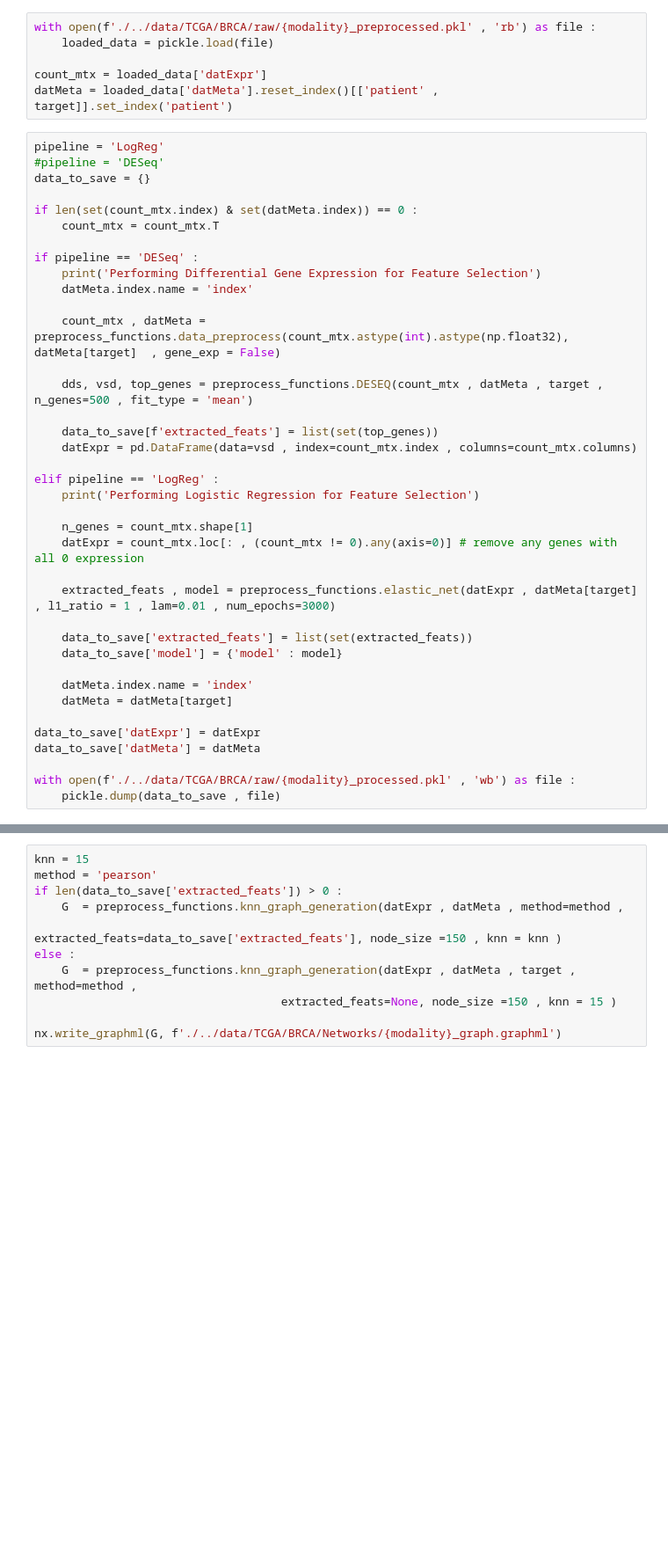
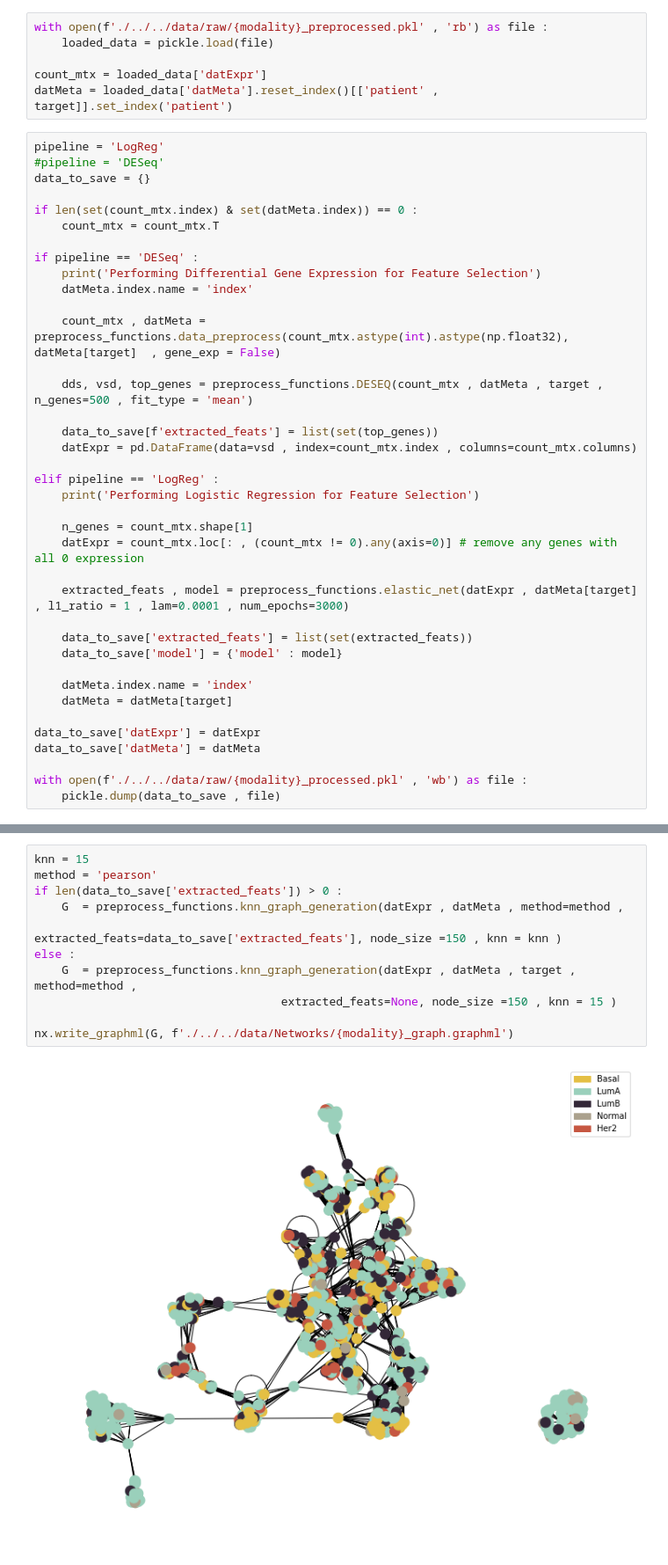
Before and after one commit to Barry8197/MOGDx, a Jupyter notebook: PreProcessing/Preprocessing.ipynb, the cells around one changed output, grey strips where cells are left out. Shown at 88% size. Drawn from its saved outputs; the diff is of its cells as text; blank space fills up the shorter version.

```diff
--- a/PreProcessing/Preprocessing.ipynb
+++ b/PreProcessing/Preprocessing.ipynb
@@ -12,6 +12,6 @@ modality = 'CNV'
 target = 'paper_BRCA_Subtype_PAM50'
 # %%
-with open(f'./../data/TCGA/BRCA/raw/{modality}_preprocessed.pkl' , 'rb') as file :
+with open(f'./../../data/raw/{modality}_preprocessed.pkl' , 'rb') as file :
     loaded_data = pickle.load(file)
 
 count_mtx = loaded_data['datExpr']
@@ -41,7 +41,7 @@ elif pipeline == 'LogReg' :
     n_genes = count_mtx.shape[1]
     datExpr = count_mtx.loc[: , (count_mtx != 0).any(axis=0)] # remove any genes with all 0 expression
 
-    extracted_feats , model = preprocess_functions.elastic_net(datExpr , datMeta[target] , l1_ratio = 1 , lam=0.01 , num_epochs=3000)
+    extracted_feats , model = preprocess_functions.elastic_net(datExpr , datMeta[target] , l1_ratio = 1 , lam=0.0001 , num_epochs=3000)
 
     data_to_save['extracted_feats'] = list(set(extracted_feats))
     data_to_save['model'] = {'model' : model}
@@ -52,5 +52,5 @@ elif pipeline == 'LogReg' :
 data_to_save['datExpr'] = datExpr
 data_to_save['datMeta'] = datMeta
 
-with open(f'./../data/TCGA/BRCA/raw/{modality}_processed.pkl' , 'wb') as file :
+with open(f'./../../data/raw/{modality}_processed.pkl' , 'wb') as file :
     pickle.dump(data_to_save , file)
@@ -59,11 +64,13 @@ len(data_to_save['extracted_feats'])
 # %%
 knn = 15
 method = 'pearson'
 if len(data_to_save['extracted_feats']) > 0 :
     G  = preprocess_functions.knn_graph_generation(datExpr , datMeta , method=method ,
                                                 extracted_feats=data_to_save['extracted_feats'], node_size =150 , knn = knn )
 else :
     G  = preprocess_functions.knn_graph_generation(datExpr , datMeta , target , method=method ,
                                     extracted_feats=None, node_size =150 , knn = 15 )
 
-nx.write_graphml(G, f'./../data/TCGA/BRCA/Networks/{modality}_graph.graphml')
+nx.write_graphml(G, f'./../../data/Networks/{modality}_graph.graphml')
+# %% [output]
+[figure, added]
```
Also changed, not shown: parts of 3 cells of this notebook, 4 other files.
